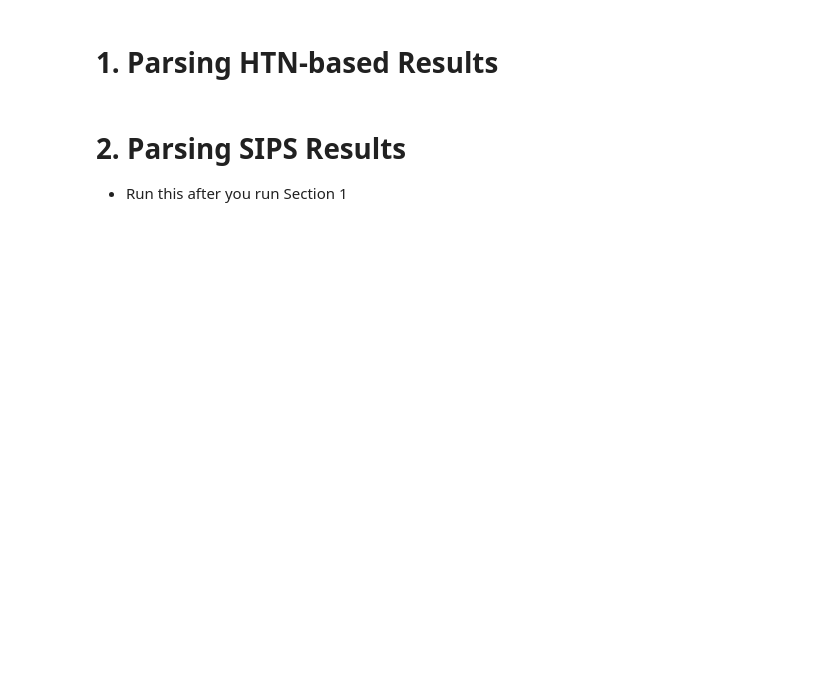
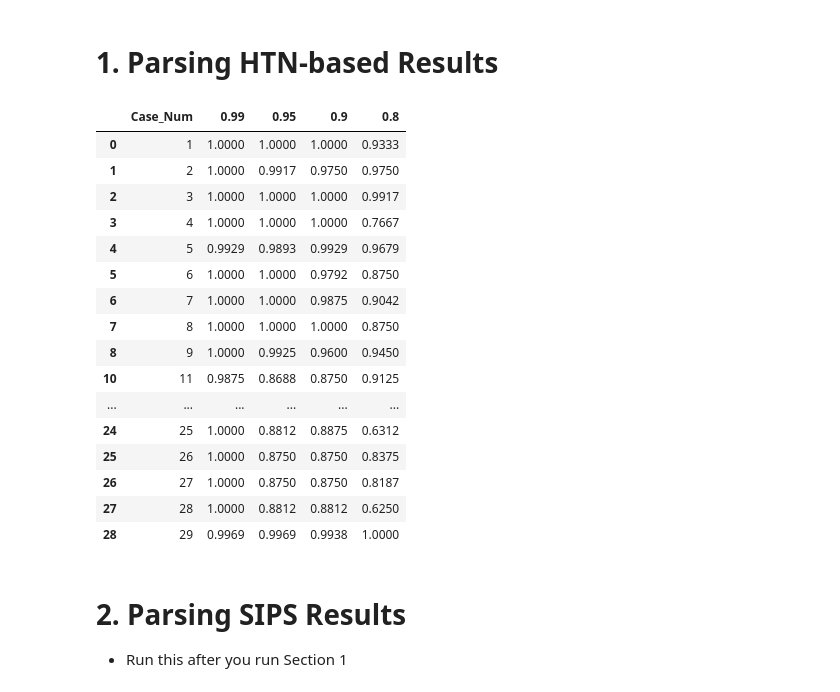
Before and after one commit to IfrahIdrees/DGR-POMDP, a Jupyter notebook: PerformanceEvaluation/visualization.ipynb, the cells around one changed output. Cells and saved outputs as stored; diff of their text form; code cells hidden in the pictures; blank space fills up the shorter version.

```diff
--- a/PerformanceEvaluation/visualization.ipynb
+++ b/PerformanceEvaluation/visualization.ipynb
@@ -136,0 +146,20 @@ for agent in args.agent_type:
+# %%
+goal_acc_csv_dict["fixed_always_ask"].loc[goal_acc_csv_dict["fixed_always_ask"]["Case_Num"].isin(all_cases)]
+# %% [output]
+|  | Case_Num | 0.99 | 0.95 | 0.9 | 0.8 |
+| 0 | 1 | 1.0000 | 1.0000 | 1.0000 | 0.9333 |
+| 1 | 2 | 1.0000 | 0.9917 | 0.9750 | 0.9750 |
+| 2 | 3 | 1.0000 | 1.0000 | 1.0000 | 0.9917 |
+| 3 | 4 | 1.0000 | 1.0000 | 1.0000 | 0.7667 |
+| 4 | 5 | 0.9929 | 0.9893 | 0.9929 | 0.9679 |
+| 5 | 6 | 1.0000 | 1.0000 | 0.9792 | 0.8750 |
+| 6 | 7 | 1.0000 | 1.0000 | 0.9875 | 0.9042 |
+| 7 | 8 | 1.0000 | 1.0000 | 1.0000 | 0.8750 |
+| 8 | 9 | 1.0000 | 0.9925 | 0.9600 | 0.9450 |
+| 10 | 11 | 0.9875 | 0.8688 | 0.8750 | 0.9125 |
+| ... | ... | ... | ... | ... | ... |
+| 24 | 25 | 1.0000 | 0.8812 | 0.8875 | 0.6312 |
+| 25 | 26 | 1.0000 | 0.8750 | 0.8750 | 0.8375 |
+| 26 | 27 | 1.0000 | 0.8750 | 0.8750 | 0.8187 |
+| 27 | 28 | 1.0000 | 0.8812 | 0.8812 | 0.6250 |
+| 28 | 29 | 0.9969 | 0.9969 | 0.9938 | 1.0000 |
```
Also changed, not shown: parts of 12 cells of this notebook.
